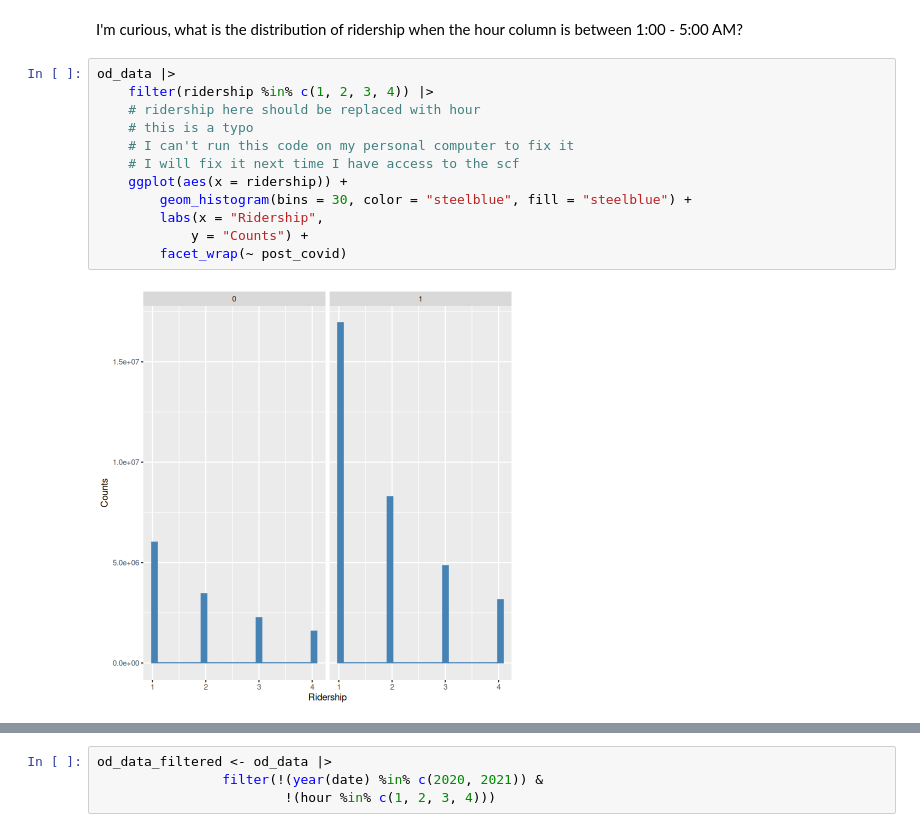
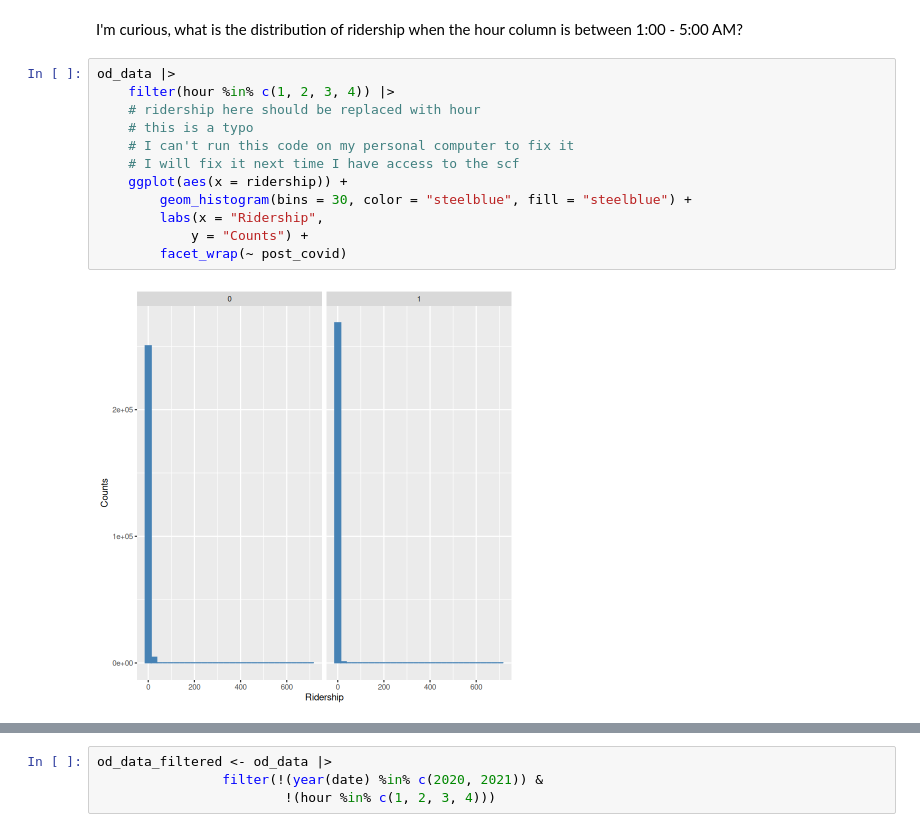
Before and after one commit to andreagalloro/230A-final-project, a Jupyter notebook: eda/eda3-drew.ipynb, the cells around one changed output, grey strips where cells are left out. Saved outputs shown, nothing was run; the diff lists cells and outputs as text.

Commit message:
fix ridership plots for middle-of-night hours. they originally filtered based on ridership, not hour of night.

```diff
--- a/eda/eda3-drew.ipynb
+++ b/eda/eda3-drew.ipynb
@@ -148,15 +148,15 @@ This is problematic. It's much larger now. We should probably downgrade the scop
 I'm curious, what is the distribution of ridership when the hour column is between 1:00 - 5:00 AM?
 # %%
 od_data |>
-    filter(ridership %in% c(1, 2, 3, 4)) |>
+    filter(hour %in% c(1, 2, 3, 4)) |>
     # ridership here should be replaced with hour
     # this is a typo
     # I can't run this code on my personal computer to fix it
     # I will fix it next time I have access to the scf
     ggplot(aes(x = ridership)) +
         geom_histogram(bins = 30, color = "steelblue", fill = "steelblue") +
         labs(x = "Ridership",
             y = "Counts") +
         facet_wrap(~ post_covid)
 # %% [output]
-[figure, old version]
+[figure, new version]
```
Also changed, not shown: parts of 2 cells of this notebook.
